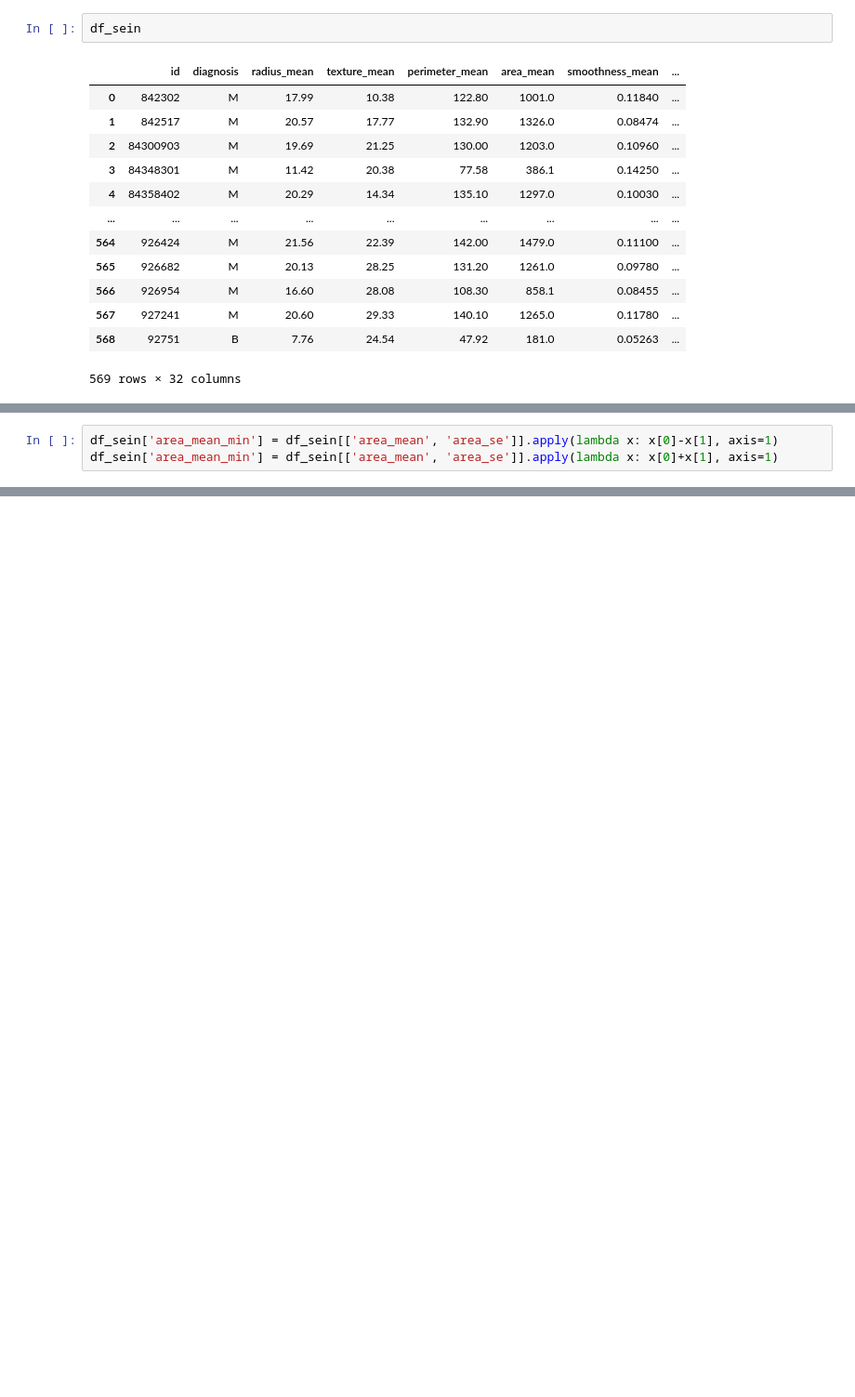
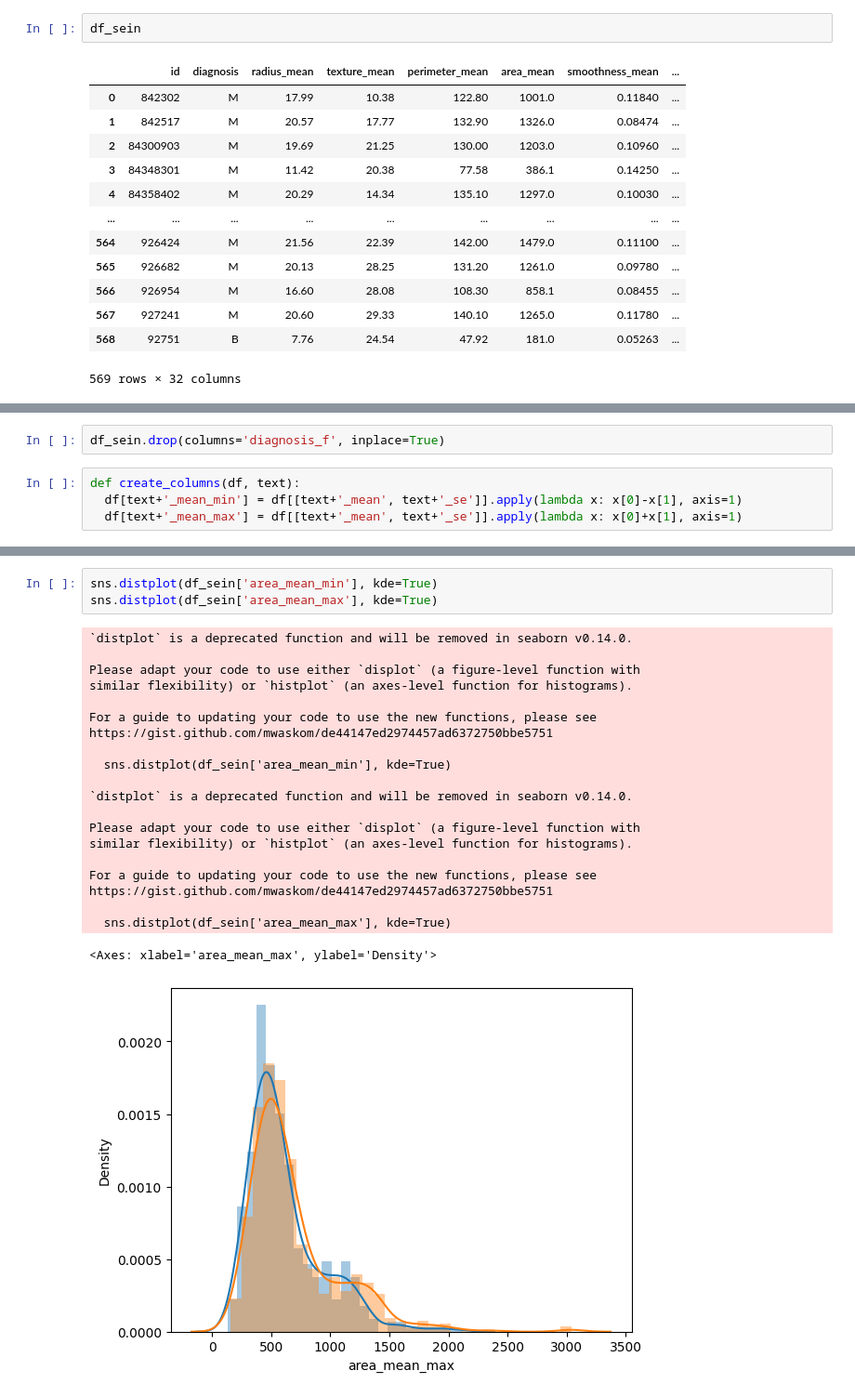
Before and after one commit to GITGENome/sein, a Jupyter notebook: P3_sein.ipynb, the cells around one changed output, grey strips where cells are left out. Shown: that part at 93% size. Drawn from its saved outputs; the diff is of its cells as text; blank space fills up the shorter version.

```diff
--- a/P3_sein.ipynb
+++ b/P3_sein.ipynb
@@ -96,3 +139,6 @@ sns.heatmap(df_sein[['area_mean', 'radius_mean', 'texture_mean', 'perimeter_mean
+# %%
+df_sein.drop(columns='diagnosis_f', inplace=True)
 # %%
-df_sein['area_mean_min'] = df_sein[['area_mean', 'area_se']].apply(lambda x: x[0]-x[1], axis=1)
-df_sein['area_mean_min'] = df_sein[['area_mean', 'area_se']].apply(lambda x: x[0]+x[1], axis=1)
+def create_columns(df, text):
+  df[text+'_mean_min'] = df[[text+'_mean', text+'_se']].apply(lambda x: x[0]-x[1], axis=1)
+  df[text+'_mean_max'] = df[[text+'_mean', text+'_se']].apply(lambda x: x[0]+x[1], axis=1)
@@ -101,0 +145,25 @@ df_sein['area_mean_min'] = df_sein[['area_mean', 'area_se']].apply(lambda x: x[0
+# %%
+sns.distplot(df_sein['area_mean_min'], kde=True)
+sns.distplot(df_sein['area_mean_max'], kde=True)
+# %% [output]
+`distplot` is a deprecated function and will be removed in seaborn v0.14.0.
+
+Please adapt your code to use either `displot` (a figure-level function with
+similar flexibility) or `histplot` (an axes-level function for histograms).
+
+For a guide to updating your code to use the new functions, please see
+https://gist.github.com/mwaskom/de44147ed2974457ad6372750bbe5751
+
+  sns.distplot(df_sein['area_mean_min'], kde=True)
+
+`distplot` is a deprecated function and will be removed in seaborn v0.14.0.
+
+Please adapt your code to use either `displot` (a figure-level function with
+similar flexibility) or `histplot` (an axes-level function for histograms).
+
+For a guide to updating your code to use the new functions, please see
+https://gist.github.com/mwaskom/de44147ed2974457ad6372750bbe5751
+
+  sns.distplot(df_sein['area_mean_max'], kde=True)
+<Axes: xlabel='area_mean_max', ylabel='Density'>
+[figure, added]
```
Also changed, not shown: parts of 7 cells of this notebook.
